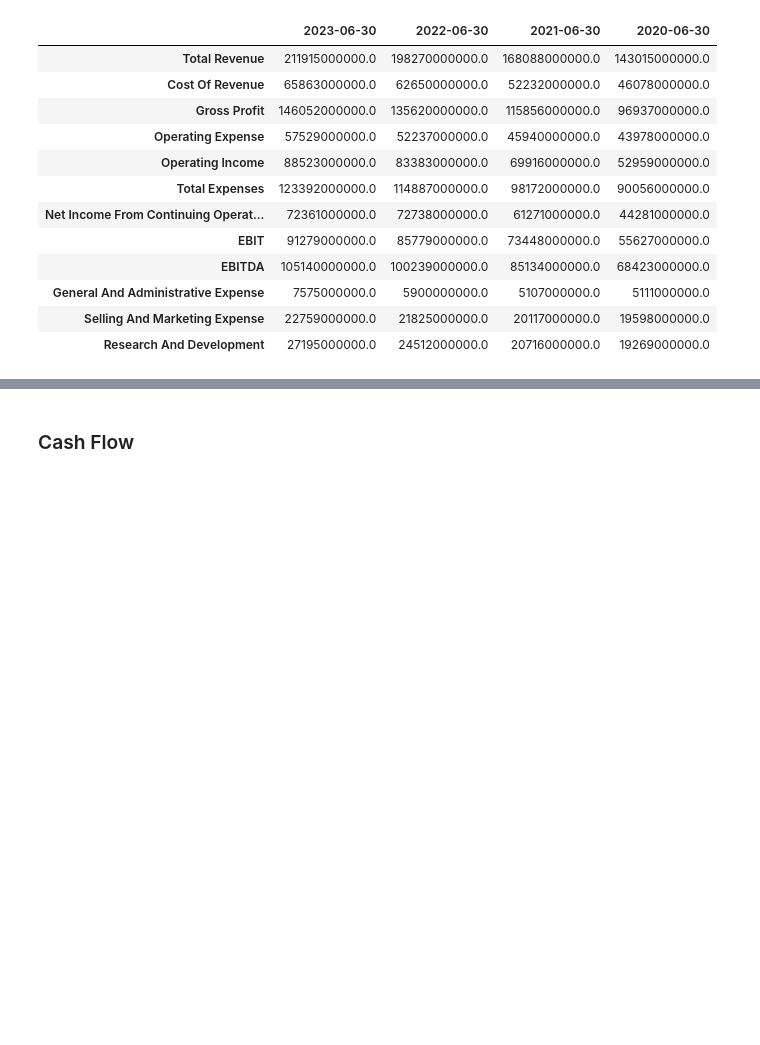
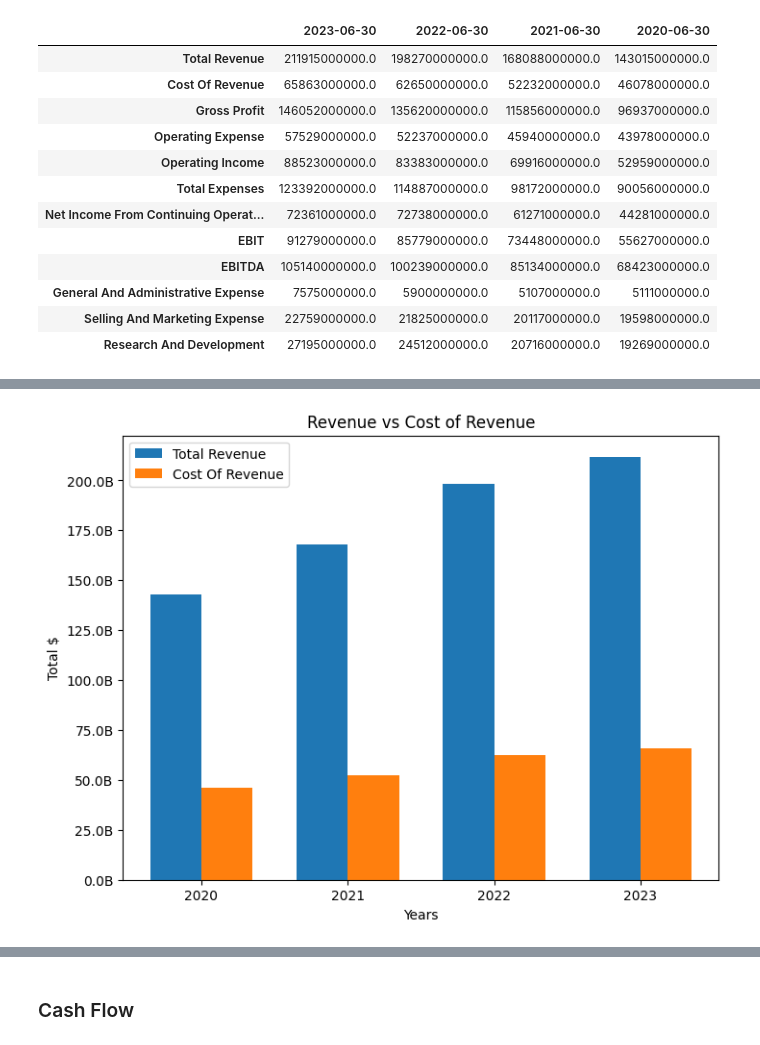
Before and after one commit to paty-oliveira/data-analysis-playground, a Jupyter notebook: stock-analysis/fundamental-analysis/index.ipynb, the cells around one changed output, grey strips where cells are left out. Cells and saved outputs as stored; diff of their text form; code cells hidden in the pictures; blank space fills up the shorter version.

```diff
--- a/stock-analysis/fundamental-analysis/index.ipynb
+++ b/stock-analysis/fundamental-analysis/index.ipynb
@@ -401,0 +420,22 @@ df_income_stmt
+# %%
+x_group = 4
+x_values = pd.DatetimeIndex(df_income_stmt.index).year
+y_group_1 = {
+    "label": "Revenue",
+    "values": df_income_stmt["Total Revenue"].values
+}
+y_group_2 = {
+    "label": "Costs of Revenue",
+    "values": df_income_stmt["Cost Of Revenue"].values
+}
+settings = {
+    "title": "Revenue vs Cost of Revenue",
+    "xlabel": "Years",
+    "ylabel": "Total $",
+    "legend": ["Total Revenue", "Cost Of Revenue"],
+    "is_y_axis_formatted": True,
+}
+
+display_nested_bar_plot(x_group, x_values, y_group_1, y_group_2, settings)
+# %% [output]
+[figure, added]
```
Also changed, not shown: parts of 15 cells of this notebook.
